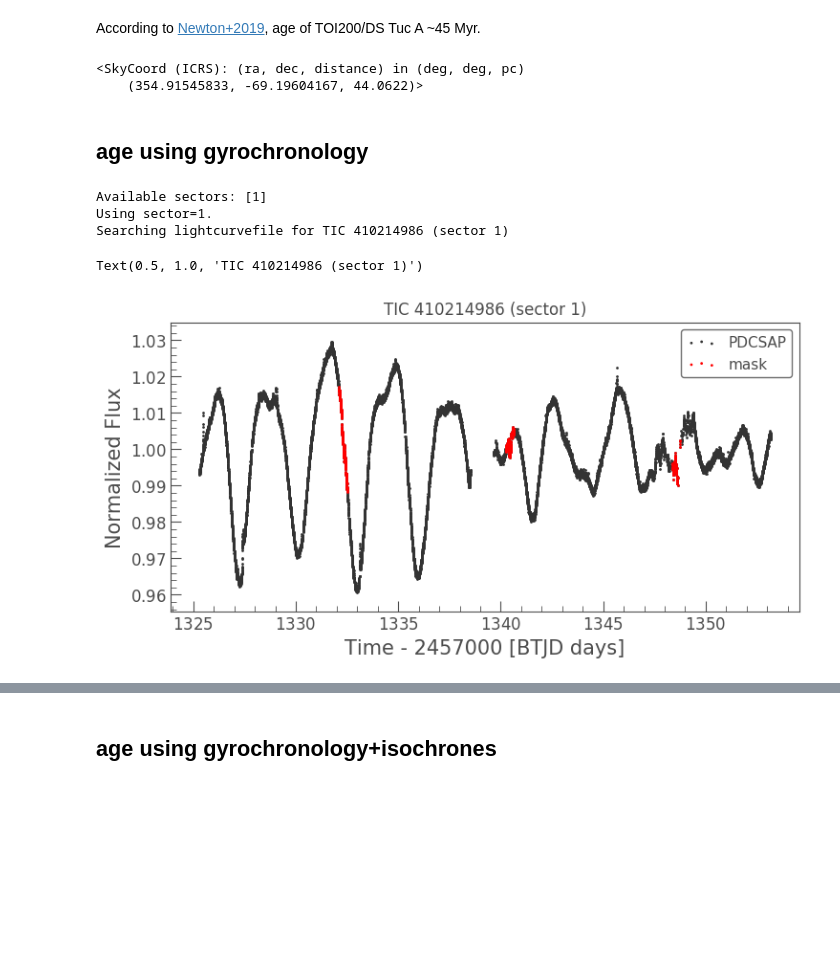
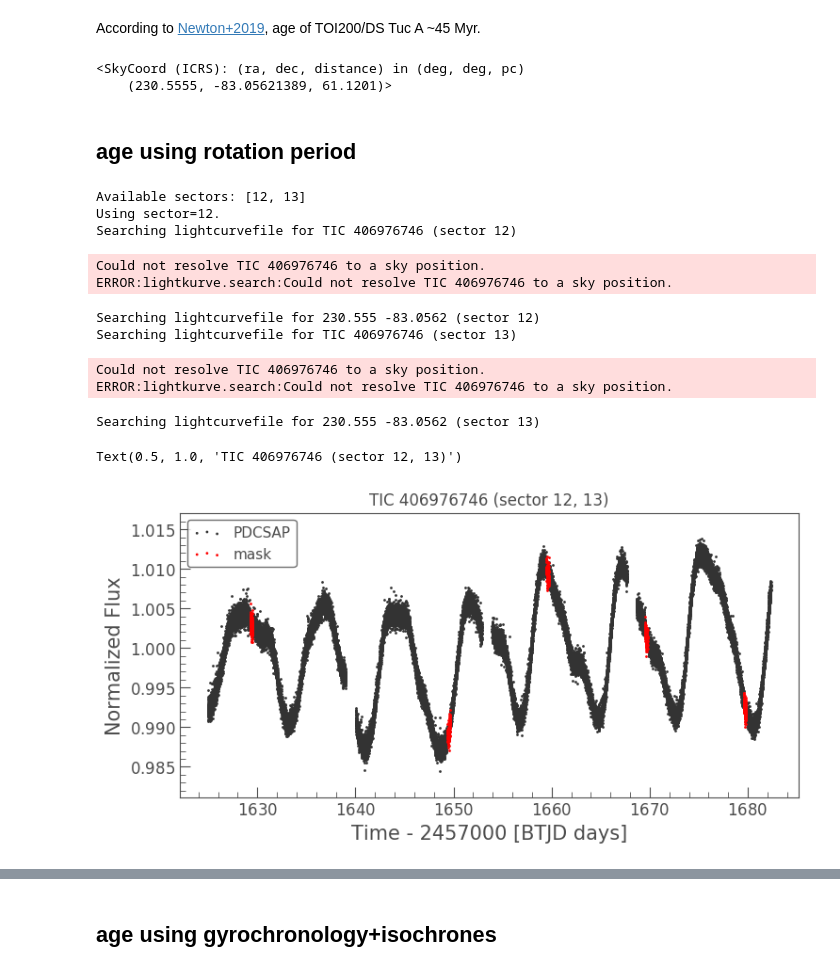
Before and after one commit to jpdeleon/chronos, a Jupyter notebook: notebooks/examples-age.ipynb, the cells around one changed output, grey strips where cells are left out. Saved outputs shown, nothing was run; the diff lists cells and outputs as text; code cells hidden in the pictures; blank space fills up the shorter version.

```diff
--- a/notebooks/examples-age.ipynb
+++ b/notebooks/examples-age.ipynb
@@ -22,29 +22,47 @@ WARNING:root:Emcee3 not imported; be advised.
 According to [Newton+2019](https://arxiv.org/pdf/1906.10703.pdf), age of TOI200/DS Tuc A ~45 Myr.
 # %%
 #search by toiid
-toiid=200
+toiid=1063
 t = cr.Star(toiid=toiid)
 t.target_coord #note distance is also known for TOIs
 # %% [output]
 <SkyCoord (ICRS): (ra, dec, distance) in (deg, deg, pc)
-    (354.91545833, -69.19604167, 44.0622)>
+    (230.5555, -83.05621389, 61.1201)>
 # %% [markdown]
-## age using gyrochronology
+## age using rotation period
 # %%
 s = cr.ShortCadence(toiid=toiid)
-lc = s.get_lc(lctype='pdcsap')
-tmask = cr.get_transit_mask(lc,
-                            period=s.toi_params['Period (days)'],
-                            t0=s.toi_params['Epoch (BJD)']-cr.utils.TESS_TIME_OFFSET,
-                            t14_hours=s.toi_params['Duration (hours)'])
+lc1 = s.get_lc(lctype='pdcsap', sector=12)
+tmask1 = cr.get_transit_mask(lc1,
+                            period=s.toi_period,
+                            t0=s.toi_epoch-cr.utils.TESS_TIME_OFFSET,
+                            t14_hours=s.toi_duration
+                            )
+
+lc2 = s.get_lc(lctype='pdcsap', sector=13)
+tmask2 = cr.get_transit_mask(lc2,
+                            period=s.toi_period,
+                            t0=s.toi_epoch-cr.utils.TESS_TIME_OFFSET,
+                            t14_hours=s.toi_duration
+                            )
+lc = lc1[~tmask1].append(lc2[~tmask2])
+lcm = lc1[tmask1].append(lc2[tmask2])
+# tmask = [j for sub in [tmask1,tmask2] for j in sub]
 
 ax = lc.scatter(label='PDCSAP')
-lc[tmask].scatter(ax=ax, label='mask', c='r')
-ax.set_title(f'TIC {s.ticid} (sector {s.sector})')
+lcm.scatter(ax=ax, label='mask', c='r')
+ax.set_title(f'TIC {s.ticid} (sector 12, 13)')
 # %% [output]
-Available sectors: [1]
-Using sector=1.
-Searching lightcurvefile for TIC 410214986 (sector 1)
+Available sectors: [12, 13]
+Using sector=12.
+Searching lightcurvefile for TIC 406976746 (sector 12)
-Text(0.5, 1.0, 'TIC 410214986 (sector 1)')
+Could not resolve TIC 406976746 to a sky position.
+ERROR:lightkurve.search:Could not resolve TIC 406976746 to a sky position.
+Searching lightcurvefile for 230.555 -83.0562 (sector 12)
+Searching lightcurvefile for TIC 406976746 (sector 13)
+Could not resolve TIC 406976746 to a sky position.
+ERROR:lightkurve.search:Could not resolve TIC 406976746 to a sky position.
+Searching lightcurvefile for 230.555 -83.0562 (sector 13)
+Text(0.5, 1.0, 'TIC 406976746 (sector 12, 13)')
-[figure, old version]
+[figure, new version]
 # %%
```
Also changed, not shown: parts of 33 cells of this notebook, 2 other files.
